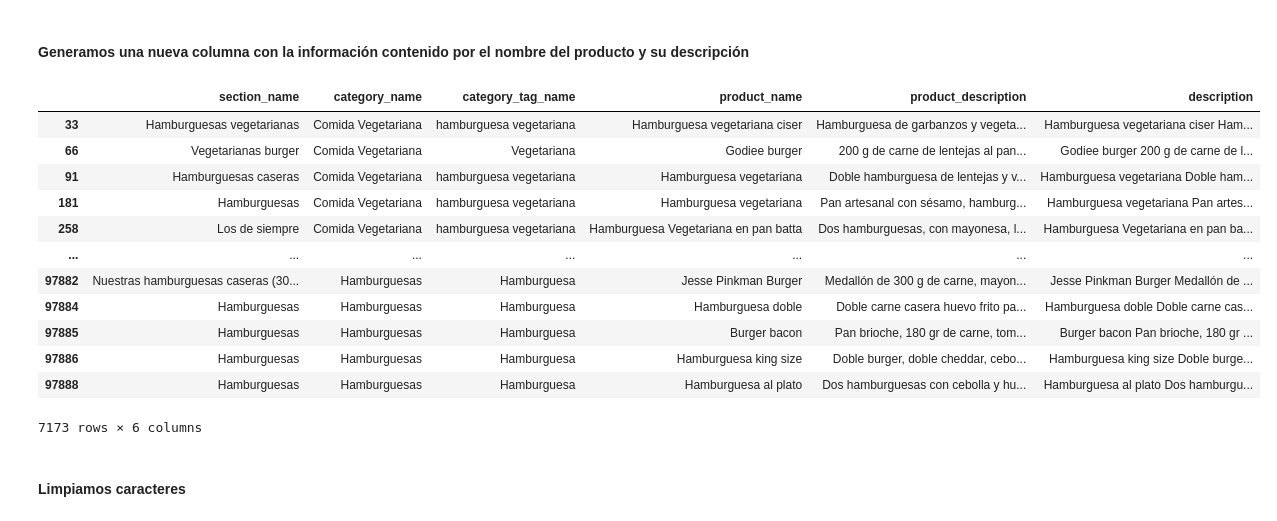
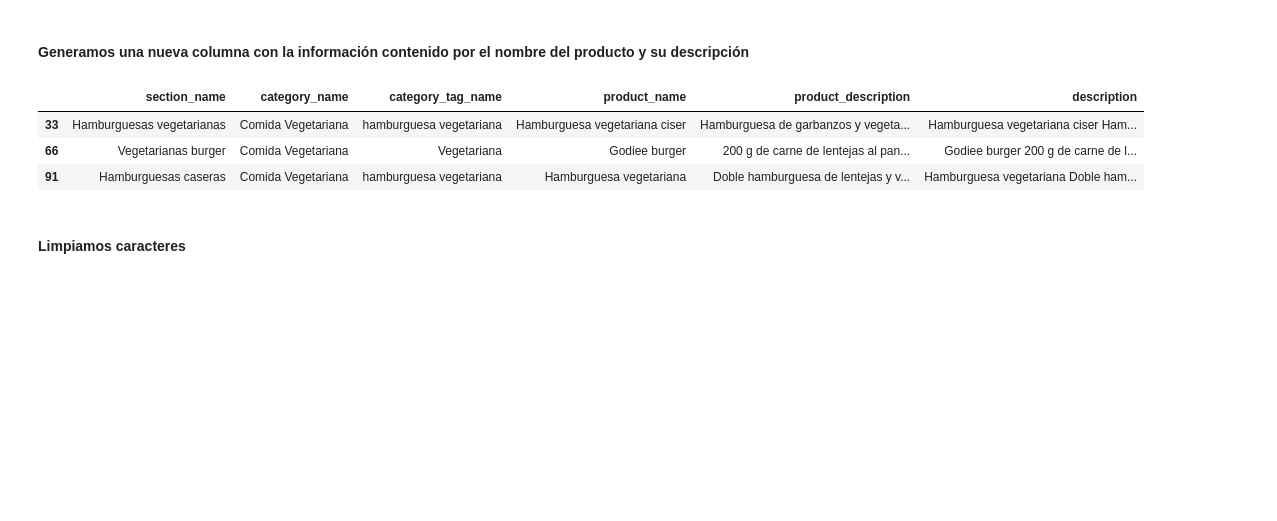
Before and after one commit to leandrodzp/analisis_datos, a Jupyter notebook: 4-AnalisisExploratorioMenues.ipynb, the cells around one changed output. Saved outputs shown, nothing was run; the diff lists cells and outputs as text; code cells hidden in the pictures; blank space fills up the shorter version.

```diff
--- a/menues word2vec visualization.ipynb
+++ b/4-AnalisisExploratorioMenues.ipynb
@@ -57,21 +54,12 @@ samples.head()
 #### Generamos una nueva columna con la información contenido por el nombre del producto y su descripción
 # %%
 samples["description"] = samples["product_name"] + ' ' + samples["product_description"]
-samples
+samples.head(3)
 # %% [output]
 |  | section_name | category_name | category_tag_name | product_name | product_description | description |
 | 33 | Hamburguesas vegetarianas | Comida Vegetariana | hamburguesa vegetariana | Hamburguesa vegetariana ciser | Hamburguesa de garbanzos y vegeta... | Hamburguesa vegetariana ciser Ham... |
 | 66 | Vegetarianas burger | Comida Vegetariana | Vegetariana | Godiee burger | 200 g de carne de lentejas al pan... | Godiee burger 200 g de carne de l... |
 | 91 | Hamburguesas caseras | Comida Vegetariana | hamburguesa vegetariana | Hamburguesa vegetariana | Doble hamburguesa de lentejas y v... | Hamburguesa vegetariana Doble ham... |
-| 181 | Hamburguesas | Comida Vegetariana | hamburguesa vegetariana | Hamburguesa vegetariana | Pan artesanal con sésamo, hamburg... | Hamburguesa vegetariana Pan artes... |
-| 258 | Los de siempre | Comida Vegetariana | hamburguesa vegetariana | Hamburguesa Vegetariana en pan batta | Dos hamburguesas, con mayonesa, l... | Hamburguesa Vegetariana en pan ba... |
-| ... | ... | ... | ... | ... | ... | ... |
-| 97882 | Nuestras hamburguesas caseras (30... | Hamburguesas | Hamburguesa | Jesse Pinkman Burger | Medallón de 300 g de carne, mayon... | Jesse Pinkman Burger Medallón de ... |
-| 97884 | Hamburguesas | Hamburguesas | Hamburguesa | Hamburguesa doble | Doble carne casera huevo frito pa... | Hamburguesa doble Doble carne cas... |
-| 97885 | Hamburguesas | Hamburguesas | Hamburguesa | Burger bacon | Pan brioche, 180 gr de carne, tom... | Burger bacon Pan brioche, 180 gr ... |
-| 97886 | Hamburguesas | Hamburguesas | Hamburguesa | Hamburguesa king size | Doble burger, doble cheddar, cebo... | Hamburguesa king size Doble burge... |
-| 97888 | Hamburguesas | Hamburguesas | Hamburguesa | Hamburguesa al plato | Dos hamburguesas con cebolla y hu... | Hamburguesa al plato Dos hamburgu... |
-7173 rows × 6 columns
 # %% [markdown]
 #### Limpiamos caracteres
 # %%
```
Also changed, not shown: parts of 27 cells of this notebook, 2 other files.
